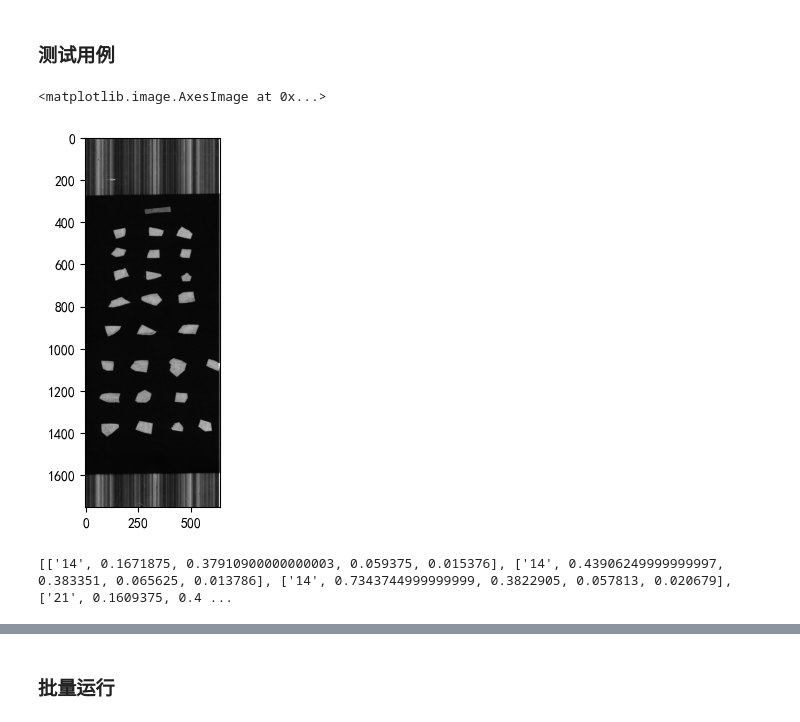
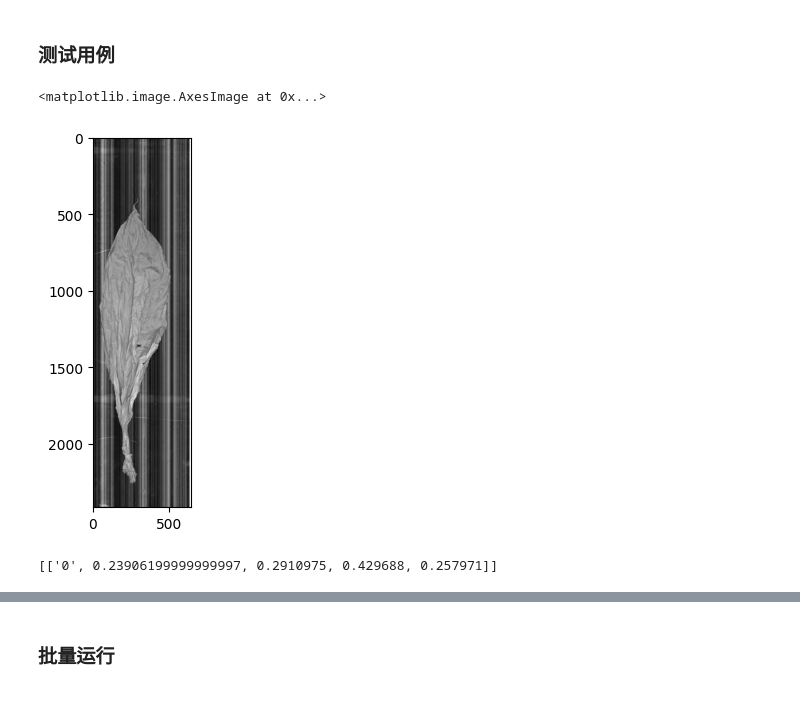
Before and after one commit to zwb-2023/Spectrum_analyse, a Jupyter notebook: 线扫相机数据提取模板.ipynb, the cells around one changed output, grey strips where cells are left out. Drawn from its saved outputs; the diff is of its cells as text; code cells hidden in the pictures.

```diff
--- a/线扫相机数据提取模板.ipynb
+++ b/线扫相机数据提取模板.ipynb
@@ -46,19 +46,19 @@ import numpy as np
 # %%
 from LineSweep import get_spectral_split , read_hsi , read_roi , get_reflect_line_sweep
 # %%
-files = glob.glob(rf'H:\CHENPI0605\*\*_ref.hdr')
+files = glob.glob(rf'H:\大烟叶数据\*\*\*_ref.hdr')
 msi = read_hsi(files[0])
 plt.imshow(msi[:,:,155], cmap='gray')
 # %% [output]
 <matplotlib.image.AxesImage at 0x...>
-[figure, old version]
+[figure, new version]
 # %%
-files_mask = glob.glob(r'H:\CHENPI0605\*.txt')
+files_mask = glob.glob(r'H:\大烟叶数据\mask\*.txt')
 files_roi = [file for file in files_mask if 'classes.txt' not in file ]
 rois = read_roi(files_roi[0]) #输入标注文件地址，读取ROI,为【labels , x , y  ,w  h 】 的格式，xy为左上角坐标，wh为宽和高，都是小数形式
 print(rois)
 # %% [output]
-[['14', 0.1671875, 0.37910900000000003, 0.059375, 0.015376], ['14', 0.43906249999999997, 0.383351, 0.065625, 0.013786], ['14', 0.7343744999999999, 0.3822905, 0.057813, 0.020679], ['21', 0.1609375, 0.4 ...
+[['0', 0.23906199999999997, 0.2910975, 0.429688, 0.257971]]
 # %%
 spectrum , labels = get_spectral_split( rois , msi ,True , rows =2 , columns= 2 )
 plt.axis('off')
```
Also changed, not shown: parts of 5 cells of this notebook, 4 other files.
